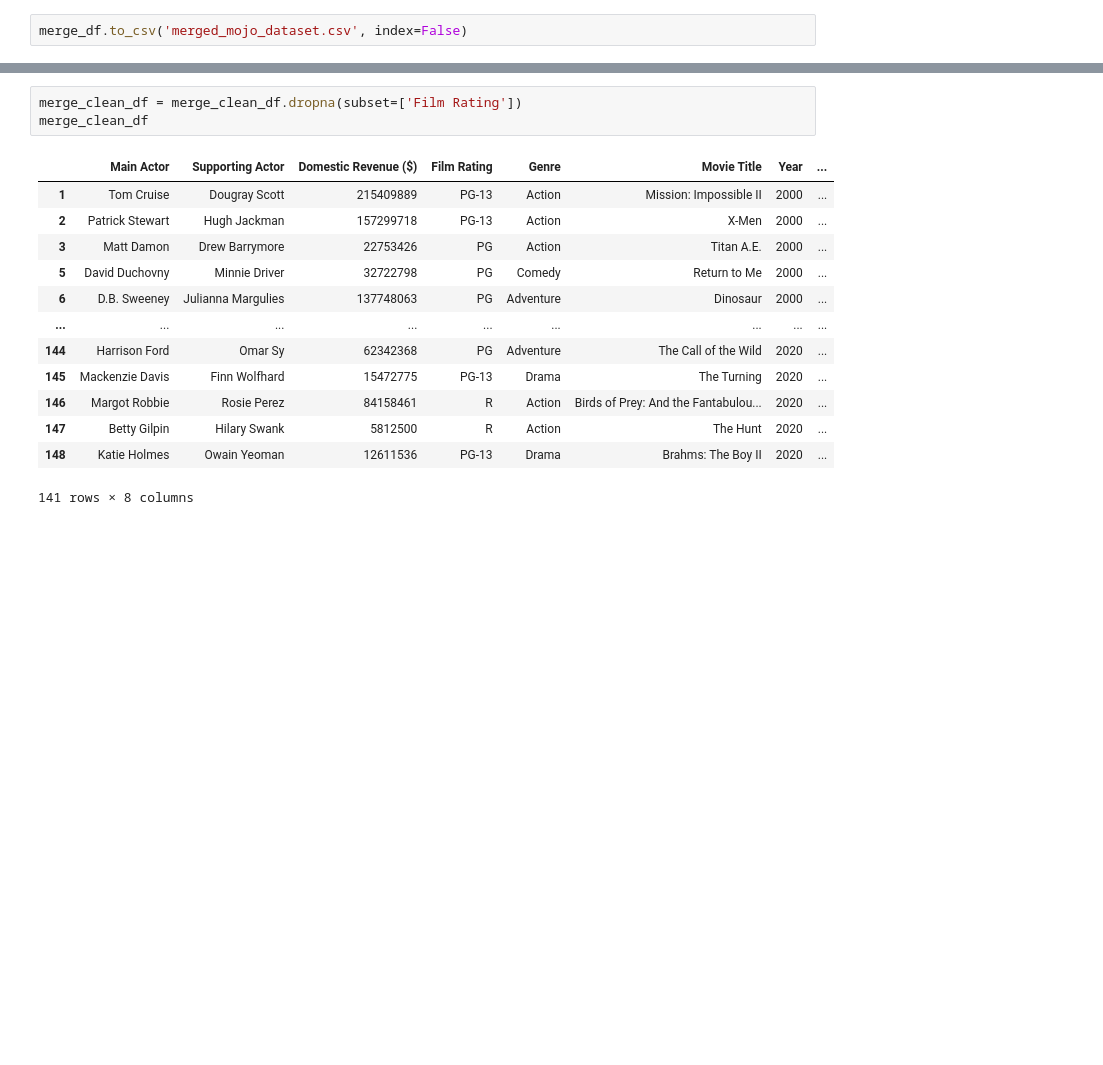
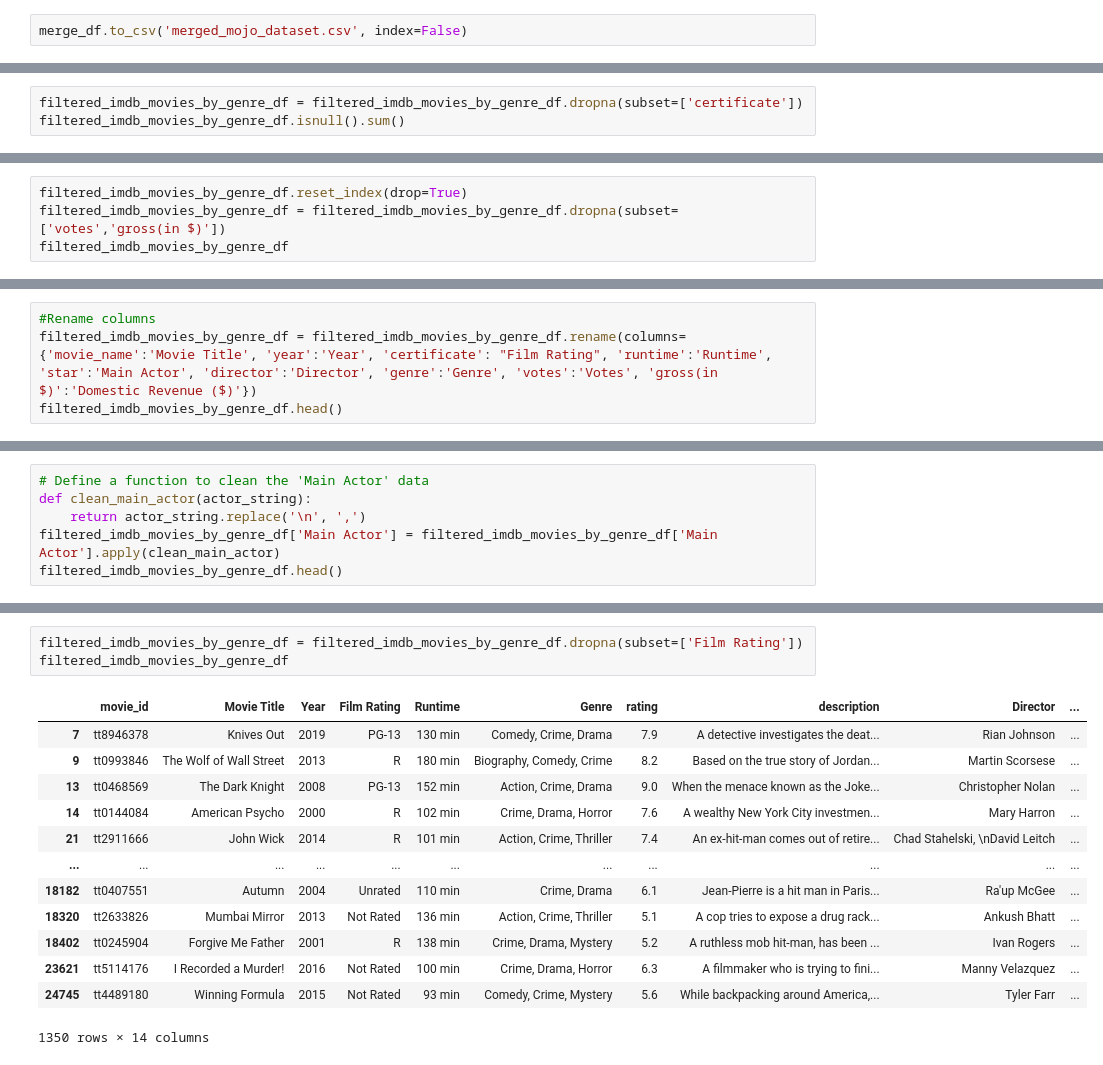
Before and after one commit to Armand57araujo/i-tickets, a Jupyter notebook: pythonnotebook.ipynb, the cells around one changed output, grey strips where cells are left out. Cells and saved outputs as stored; diff of their text form; blank space fills up the shorter version.

Commit message:
Cleaned IMDb movies dataset

```diff
--- a/pythonnotebook.ipynb
+++ b/pythonnotebook.ipynb
@@ -535,0 +508,3 @@ merge_clean_df
+# %%
+filtered_imdb_movies_by_genre_df = filtered_imdb_movies_by_genre_df.dropna(subset=['certificate'])
+filtered_imdb_movies_by_genre_df.isnull().sum()
@@ -535,0 +527,4 @@ merge_clean_df
+# %%
+filtered_imdb_movies_by_genre_df.reset_index(drop=True)
+filtered_imdb_movies_by_genre_df = filtered_imdb_movies_by_genre_df.dropna(subset=['votes','gross(in $)'])
+filtered_imdb_movies_by_genre_df
@@ -535,0 +545,4 @@ merge_clean_df
+# %%
+#Rename columns
+filtered_imdb_movies_by_genre_df = filtered_imdb_movies_by_genre_df.rename(columns={'movie_name':'Movie Title', 'year':'Year', 'certificate': "Film Rating", 'runtime':'Runtime', 'star':'Main Actor', 'director':'Director', 'genre':'Genre', 'votes':'Votes', 'gross(in $)':'Domestic Revenue ($)'})
+filtered_imdb_movies_by_genre_df.head()
@@ -535,0 +556,6 @@ merge_clean_df
+# %%
+# Define a function to clean the 'Main Actor' data
+def clean_main_actor(actor_string):
+    return actor_string.replace('\n', ',')
+filtered_imdb_movies_by_genre_df['Main Actor'] = filtered_imdb_movies_by_genre_df['Main Actor'].apply(clean_main_actor)
+filtered_imdb_movies_by_genre_df.head()
@@ -536,18 +587,18 @@ merge_clean_df
 # %%
-merge_clean_df = merge_clean_df.dropna(subset=['Film Rating'])
-merge_clean_df
+filtered_imdb_movies_by_genre_df = filtered_imdb_movies_by_genre_df.dropna(subset=['Film Rating'])
+filtered_imdb_movies_by_genre_df
 # %% [output]
-|  | Main Actor | Supporting Actor | Domestic Revenue ($) | Film Rating | Genre | Movie Title | Year | ... |
-| 1 | Tom Cruise | Dougray Scott | 215409889 | PG-13 | Action | Mission: Impossible II | 2000 | ... |
-| 2 | Patrick Stewart | Hugh Jackman | 157299718 | PG-13 | Action | X-Men | 2000 | ... |
-| 3 | Matt Damon | Drew Barrymore | 22753426 | PG | Action | Titan A.E. | 2000 | ... |
-| 5 | David Duchovny | Minnie Driver | 32722798 | PG | Comedy | Return to Me | 2000 | ... |
-| 6 | D.B. Sweeney | Julianna Margulies | 137748063 | PG | Adventure | Dinosaur | 2000 | ... |
-| ... | ... | ... | ... | ... | ... | ... | ... | ... |
-| 144 | Harrison Ford | Omar Sy | 62342368 | PG | Adventure | The Call of the Wild | 2020 | ... |
-| 145 | Mackenzie Davis | Finn Wolfhard | 15472775 | PG-13 | Drama | The Turning | 2020 | ... |
-| 146 | Margot Robbie | Rosie Perez | 84158461 | R | Action | Birds of Prey: And the Fantabulou... | 2020 | ... |
-| 147 | Betty Gilpin | Hilary Swank | 5812500 | R | Action | The Hunt | 2020 | ... |
-| 148 | Katie Holmes | Owain Yeoman | 12611536 | PG-13 | Drama | Brahms: The Boy II | 2020 | ... |
+|  | movie_id | Movie Title | Year | Film Rating | Runtime | Genre | rating | description | Director | ... |
+| 7 | tt8946378 | Knives Out | 2019 | PG-13 | 130 min | Comedy, Crime, Drama | 7.9 | A detective investigates the deat... | Rian Johnson | ... |
+| 9 | tt0993846 | The Wolf of Wall Street | 2013 | R | 180 min | Biography, Comedy, Crime | 8.2 | Based on the true story of Jordan... | Martin Scorsese | ... |
+| 13 | tt0468569 | The Dark Knight | 2008 | PG-13 | 152 min | Action, Crime, Drama | 9.0 | When the menace known as the Joke... | Christopher Nolan | ... |
+| 14 | tt0144084 | American Psycho | 2000 | R | 102 min | Crime, Drama, Horror | 7.6 | A wealthy New York City investmen... | Mary Harron | ... |
+| 21 | tt2911666 | John Wick | 2014 | R | 101 min | Action, Crime, Thriller | 7.4 | An ex-hit-man comes out of retire... | Chad Stahelski, \nDavid Leitch | ... |
+| ... | ... | ... | ... | ... | ... | ... | ... | ... | ... | ... |
+| 18182 | tt0407551 | Autumn | 2004 | Unrated | 110 min | Crime, Drama | 6.1 | Jean-Pierre is a hit man in Paris... | Ra'up McGee | ... |
+| 18320 | tt2633826 | Mumbai Mirror | 2013 | Not Rated | 136 min | Action, Crime, Thriller | 5.1 | A cop tries to expose a drug rack... | Ankush Bhatt | ... |
+| 18402 | tt0245904 | Forgive Me Father | 2001 | R | 138 min | Crime, Drama, Mystery | 5.2 | A ruthless mob hit-man, has been ... | Ivan Rogers | ... |
+| 23621 | tt5114176 | I Recorded a Murder! | 2016 | Not Rated | 100 min | Crime, Drama, Horror | 6.3 | A filmmaker who is trying to fini... | Manny Velazquez | ... |
+| 24745 | tt4489180 | Winning Formula | 2015 | Not Rated | 93 min | Comedy, Crime, Mystery | 5.6 | While backpacking around America,... | Tyler Farr | ... |
-141 rows × 8 columns
+1350 rows × 14 columns
 # %%
```
Also changed, not shown: parts of 40 cells of this notebook.
